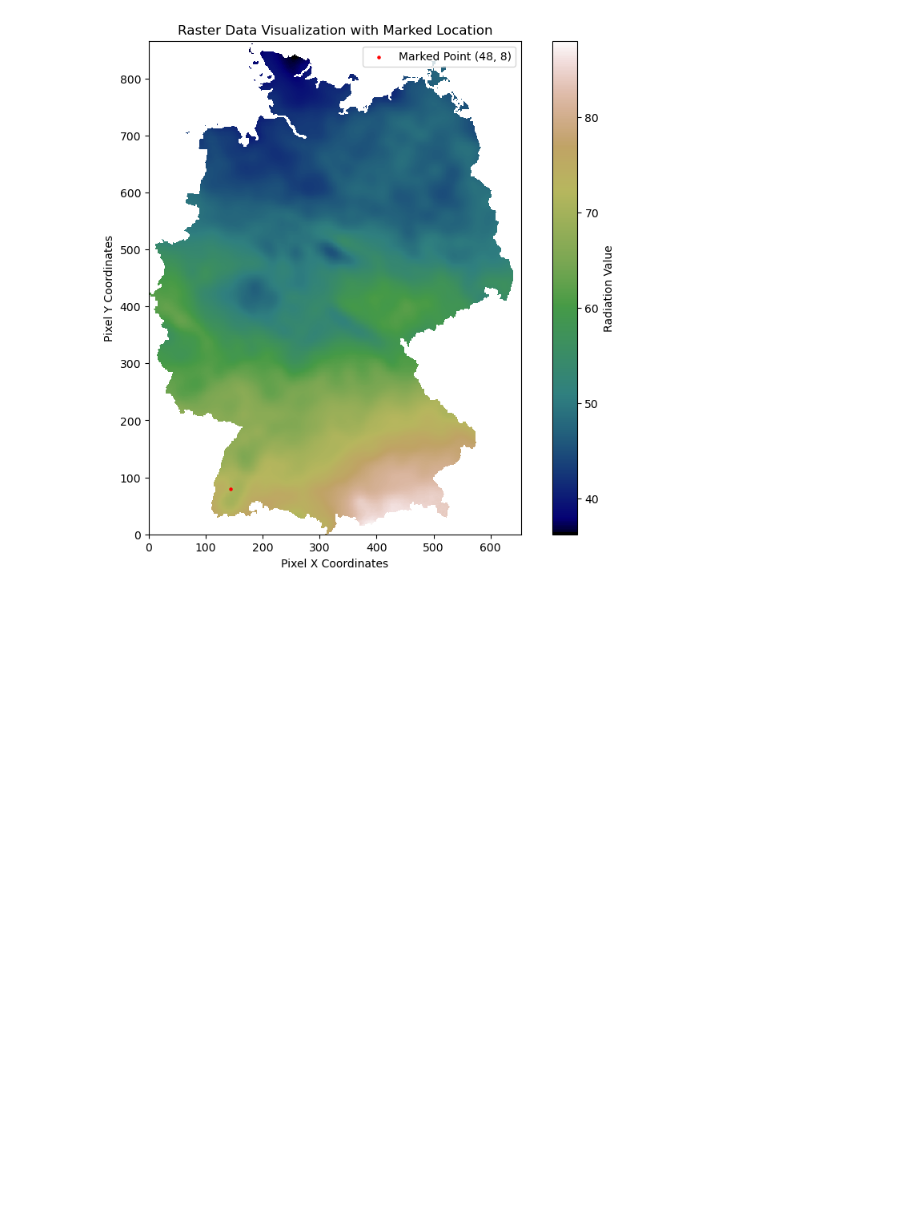
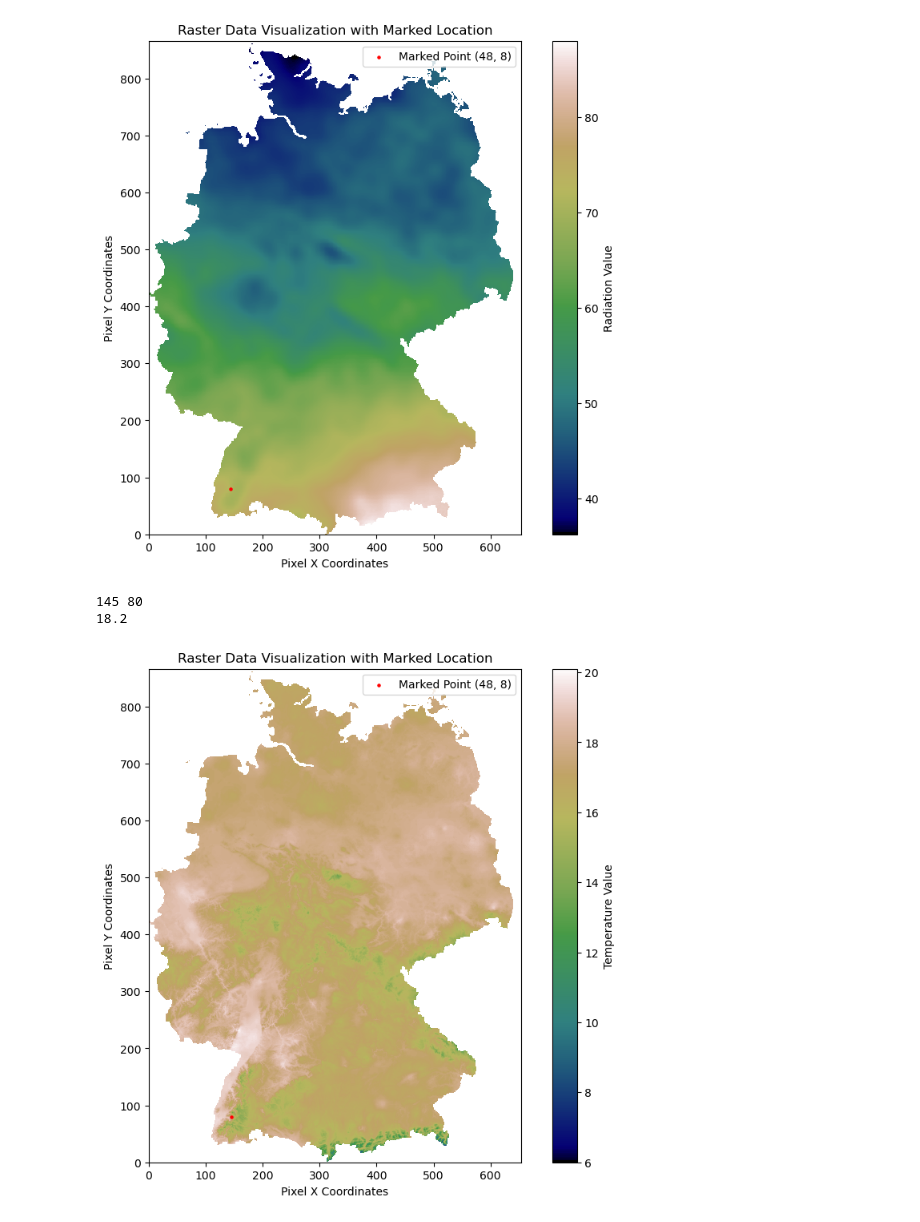
Before and after one commit to evodresch/solest_data_handling, a Jupyter notebook: notebooks/dwd_get_data_test.ipynb, the cells around one changed output. Cells and saved outputs as stored; diff of their text form; code cells hidden in the pictures; blank space fills up the shorter version.

Commit message:
finished working on preprocessing scripts for temperature data

```diff
--- a/notebooks/dwd_get_data_test.ipynb
+++ b/notebooks/dwd_get_data_test.ipynb
@@ -20,6 +20,8 @@ logging.getLogger('matplotlib').setLevel(logging.WARNING)
 os.chdir('/Users/evandro/PycharmProjects/solest_data_handling/')
 # %%
 parsed_file = './processed_data/dwd/global_irradiation/grids_germany_monthly_radiation_global_202310.tif'
+# %%
+parsed_file_temperature = './processed_data/dwd/ambient_temperature/grids_germany_monthly_air_temp_mean_202309.tif'
 # %%
 # Freiburg coordinates
 fr_lat = 48
@@ -122,3 +124,48 @@ plot_raster_with_marker(parsed_file, fr_lat, fr_lon)
 144 80
 71.32
 [figure]
+# %%
+import matplotlib.pyplot as plt
+
+def plot_temperature_raster_with_marker(file_path, lat, lon):
+    # Open the dataset
+    ds = gdal.Open(file_path)
+    band = ds.GetRasterBand(1)
+    array = band.ReadAsArray()
+    array_data = np.where(array == -999, np.nan, array)
+
+    # Get the geo-transform to convert lat/lon to pixel coordinates
+    gt = ds.GetGeoTransform()
+
+    # Setup transformer to convert from WGS 84 (latitude, longitude) to raster's projection
+    transformer = Transformer.from_crs("EPSG:4326", "EPSG:31467", always_xy=True)
+
+    # Transform the point
+    x, y = transformer.transform(lon, lat)
+
+    # Calculate pixel coordinates
+    x_offset = int((x - gt[0]) / gt[1])
+    y_offset = int((y - gt[3]) / -gt[5])
+
+    print(x_offset, y_offset)
+    print(array_data[-y_offset, x_offset])
+
+    # Plotting the raster data
+    plt.figure(figsize=(10, 8))
+    plt.imshow(array_data, cmap='gist_earth', extent=(0, array.shape[1], 0, array.shape[0]))
+    plt.colorbar(label='Temperature Value')
+    plt.title('Raster Data Visualization with Marked Location')
+    plt.xlabel('Pixel X Coordinates')
+    plt.ylabel('Pixel Y Coordinates')
+
+    # Add a red circle at the x, y coordinates
+    plt.scatter([x_offset], [y_offset], color='red', s=5, label=f"Marked Point ({lat}, {lon})")
+    plt.legend()
+
+    plt.show()
+# %%
+plot_temperature_raster_with_marker(parsed_file_temperature, fr_lat, fr_lon)
+# %% [output]
+145 80
+18.2
+[figure, added]
```
Also changed, not shown: parts of 2 cells of this notebook, 1 other file.
